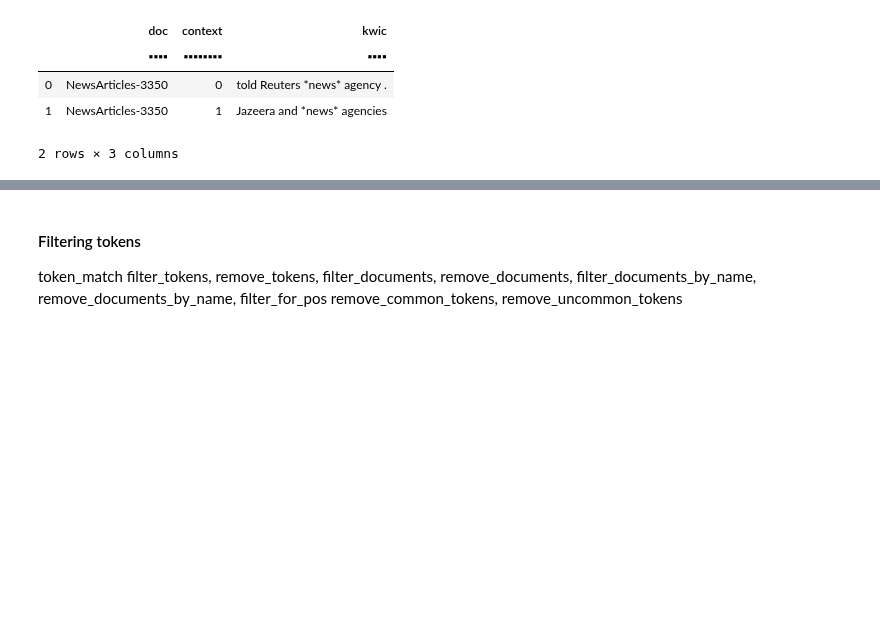
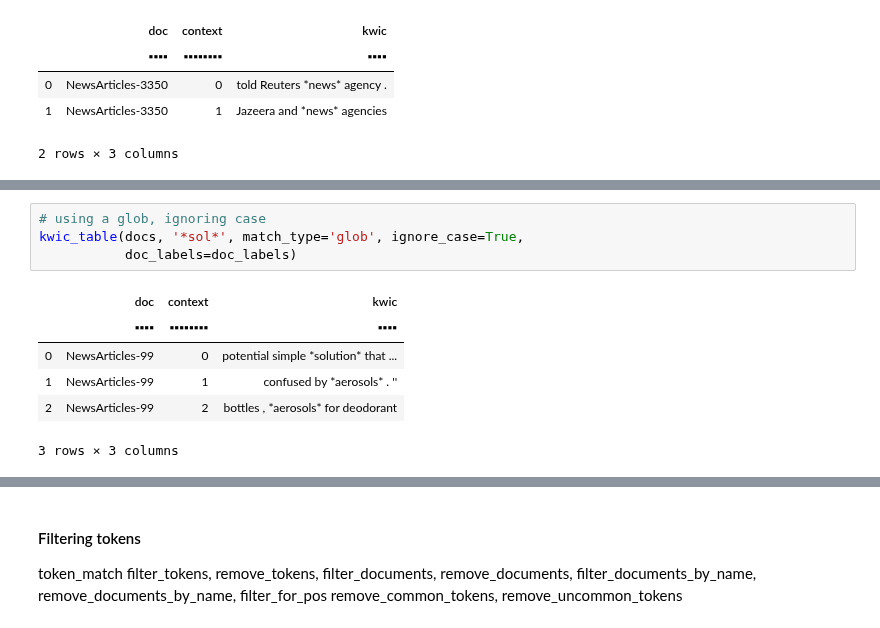
Before and after one commit to WZBSocialScienceCenter/tmtoolkit, a Jupyter notebook: doc/source/preprocessing.ipynb, the cells around one changed output, grey strips where cells are left out. Cells and saved outputs as stored; diff of their text form; blank space fills up the shorter version.

```diff
--- a/doc/source/preprocessing.ipynb
+++ b/doc/source/preprocessing.ipynb
@@ -408,0 +468,11 @@ kwic_table(docs, 'news', doc_labels=doc_labels)
+# %%
+# using a glob, ignoring case
+kwic_table(docs, '*sol*', match_type='glob', ignore_case=True,
+           doc_labels=doc_labels)
+# %% [output]
+|  | doc | context | kwic |
+|  | ▪▪▪▪ | ▪▪▪▪▪▪▪▪ | ▪▪▪▪ |
+| 0 | NewsArticles-99 | 0 | potential simple *solution* that ... |
+| 1 | NewsArticles-99 | 1 | confused by *aerosols* . '' |
+| 2 | NewsArticles-99 | 2 | bottles , *aerosols* for deodorant |
+3 rows × 3 columns
```
Also changed, not shown: parts of 7 cells of this notebook, 2 other files.
